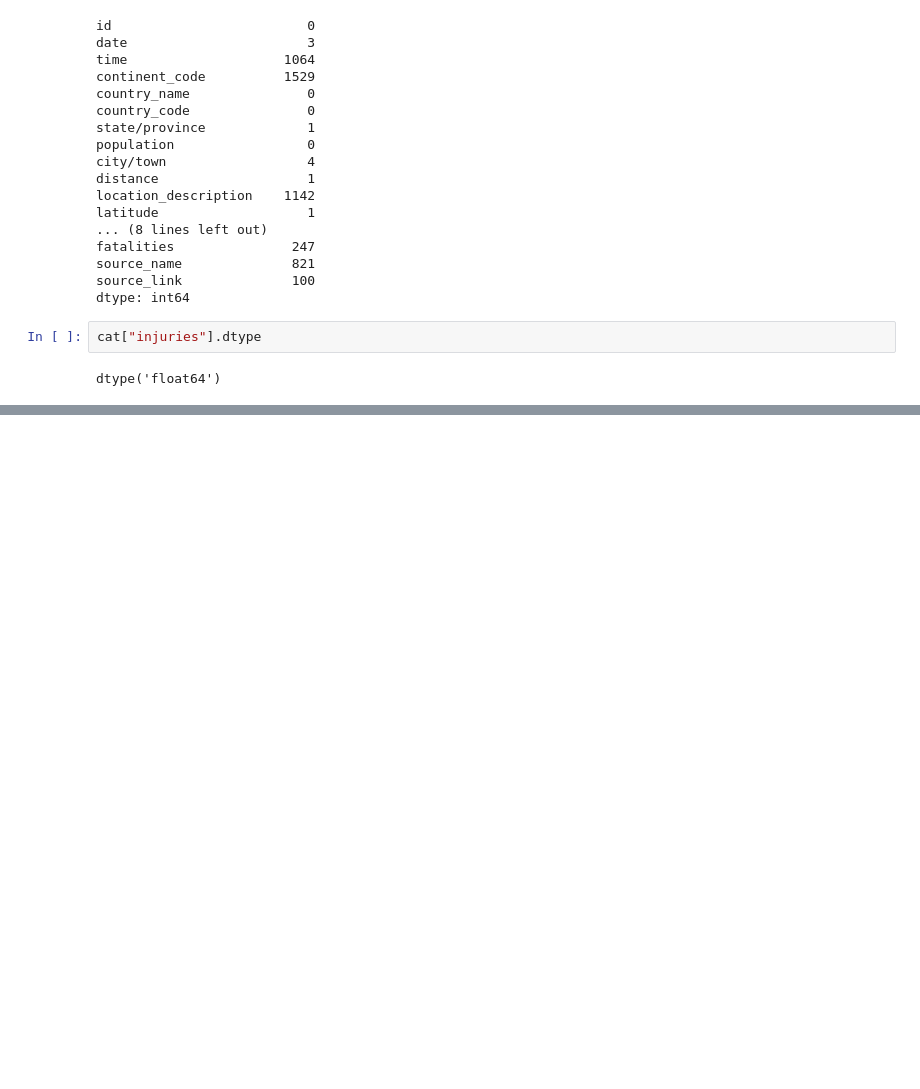
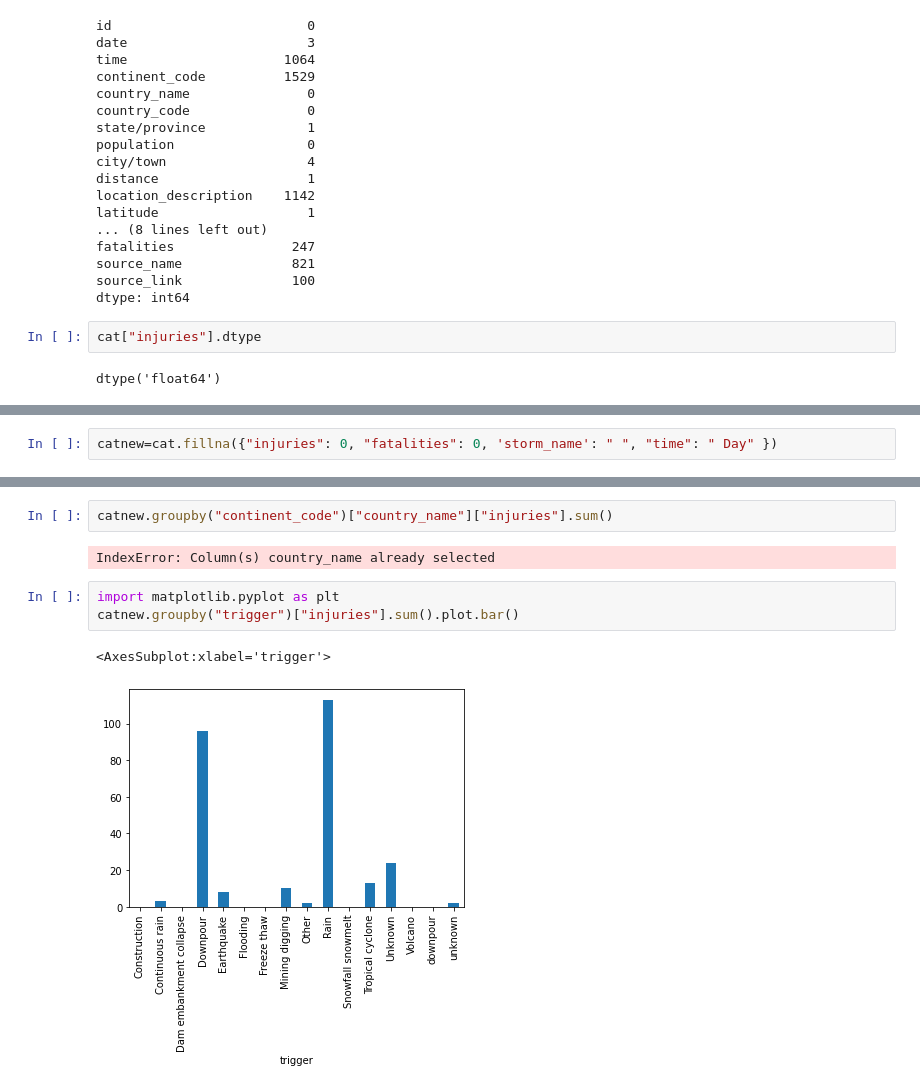
Before and after one commit to mawusicharles/Revisions-and-Training-, a Jupyter notebook: Pandas and Numpys .ipynb, the cells around one changed output, grey strips where cells are left out. Drawn from its saved outputs; the diff is of its cells as text; blank space fills up the shorter version.

Commit message:
groupby

```diff
--- a/Pandas and Numpys .ipynb
+++ b/Pandas and Numpys .ipynb
@@ -208,0 +163,2 @@ cat.replace({"injuries": "NaN",
+# %%
+catnew=cat.fillna({"injuries": 0, "fatalities": 0, 'storm_name': " ", "time": " Day" })
@@ -208,0 +175,10 @@ cat.replace({"injuries": "NaN",
+# %%
+catnew.groupby("continent_code")["country_name"]["injuries"].sum()
+# %% [output]
+IndexError: Column(s) country_name already selected
+# %%
+import matplotlib.pyplot as plt
+catnew.groupby("trigger")["injuries"].sum().plot.bar()
+# %% [output]
+<AxesSubplot:xlabel='trigger'>
+[figure, added]
```
Also changed, not shown: parts of 14 cells of this notebook.
